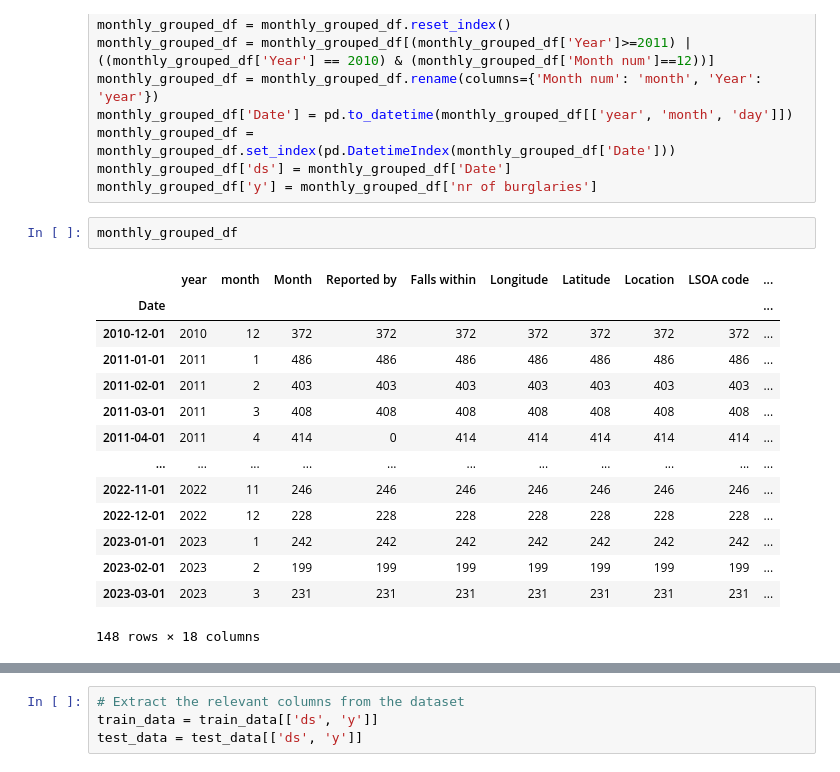
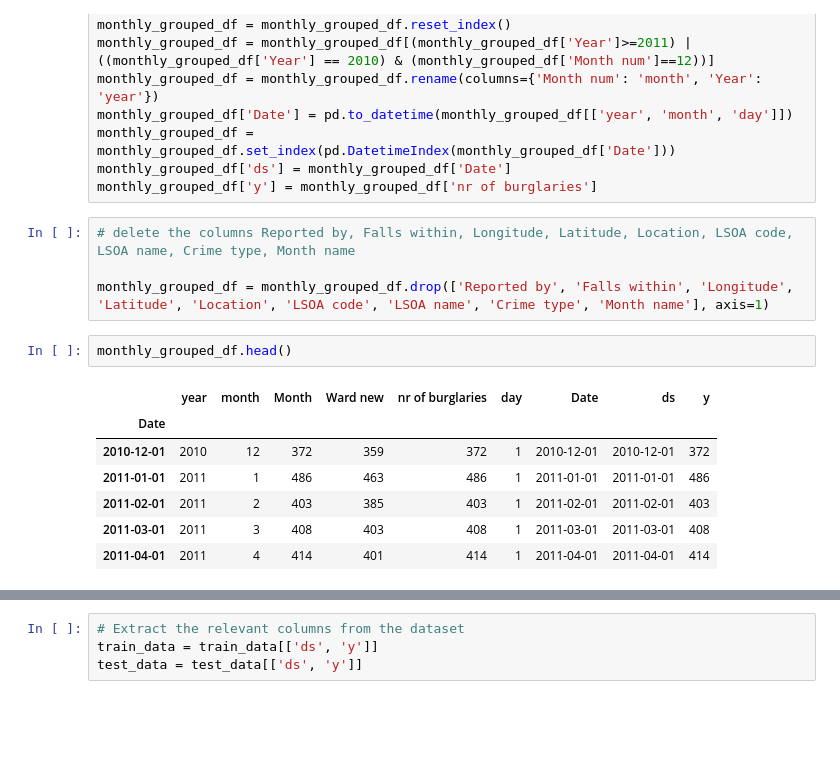
Before and after one commit to isavgt/JBG050-group11, a Jupyter notebook: LSTM.ipynb, the cells around one changed output, grey strips where cells are left out. Drawn from its saved outputs; the diff is of its cells as text; blank space fills up the shorter version.

```diff
--- a/LSTM.ipynb
+++ b/LSTM.ipynb
@@ -35,23 +35,20 @@ monthly_grouped_df['Date'] = pd.to_datetime(monthly_grouped_df[['year', 'month',
 monthly_grouped_df = monthly_grouped_df.set_index(pd.DatetimeIndex(monthly_grouped_df['Date']))
 monthly_grouped_df['ds'] = monthly_grouped_df['Date']
 monthly_grouped_df['y'] = monthly_grouped_df['nr of burglaries']
+# %%
+# delete the columns Reported by, Falls within, Longitude, Latitude, Location, LSOA code, LSOA name, Crime type, Month name
+
+monthly_grouped_df = monthly_grouped_df.drop(['Reported by', 'Falls within', 'Longitude', 'Latitude', 'Location', 'LSOA code', 'LSOA name', 'Crime type', 'Month name'], axis=1)
 # %%
-monthly_grouped_df
+monthly_grouped_df.head()
 # %% [output]
-|  | year | month | Month | Reported by | Falls within | Longitude | Latitude | Location | LSOA code | ... |
-| Date |  |  |  |  |  |  |  |  |  | ... |
-| 2010-12-01 | 2010 | 12 | 372 | 372 | 372 | 372 | 372 | 372 | 372 | ... |
-| 2011-01-01 | 2011 | 1 | 486 | 486 | 486 | 486 | 486 | 486 | 486 | ... |
-| 2011-02-01 | 2011 | 2 | 403 | 403 | 403 | 403 | 403 | 403 | 403 | ... |
-| 2011-03-01 | 2011 | 3 | 408 | 408 | 408 | 408 | 408 | 408 | 408 | ... |
-| 2011-04-01 | 2011 | 4 | 414 | 0 | 414 | 414 | 414 | 414 | 414 | ... |
-| ... | ... | ... | ... | ... | ... | ... | ... | ... | ... | ... |
-| 2022-11-01 | 2022 | 11 | 246 | 246 | 246 | 246 | 246 | 246 | 246 | ... |
-| 2022-12-01 | 2022 | 12 | 228 | 228 | 228 | 228 | 228 | 228 | 228 | ... |
-| 2023-01-01 | 2023 | 1 | 242 | 242 | 242 | 242 | 242 | 242 | 242 | ... |
-| 2023-02-01 | 2023 | 2 | 199 | 199 | 199 | 199 | 199 | 199 | 199 | ... |
-| 2023-03-01 | 2023 | 3 | 231 | 231 | 231 | 231 | 231 | 231 | 231 | ... |
+|  | year | month | Month | Ward new | nr of burglaries | day | Date | ds | y |
+| Date |  |  |  |  |  |  |  |  |  |
+| 2010-12-01 | 2010 | 12 | 372 | 359 | 372 | 1 | 2010-12-01 | 2010-12-01 | 372 |
+| 2011-01-01 | 2011 | 1 | 486 | 463 | 486 | 1 | 2011-01-01 | 2011-01-01 | 486 |
+| 2011-02-01 | 2011 | 2 | 403 | 385 | 403 | 1 | 2011-02-01 | 2011-02-01 | 403 |
+| 2011-03-01 | 2011 | 3 | 408 | 403 | 408 | 1 | 2011-03-01 | 2011-03-01 | 408 |
+| 2011-04-01 | 2011 | 4 | 414 | 401 | 414 | 1 | 2011-04-01 | 2011-04-01 | 414 |
-148 rows × 18 columns
 # %%
 # Divide test and train data
 train_data = monthly_grouped_df[monthly_grouped_df['year']<2018]
```
Also changed, not shown: parts of 11 cells of this notebook.
